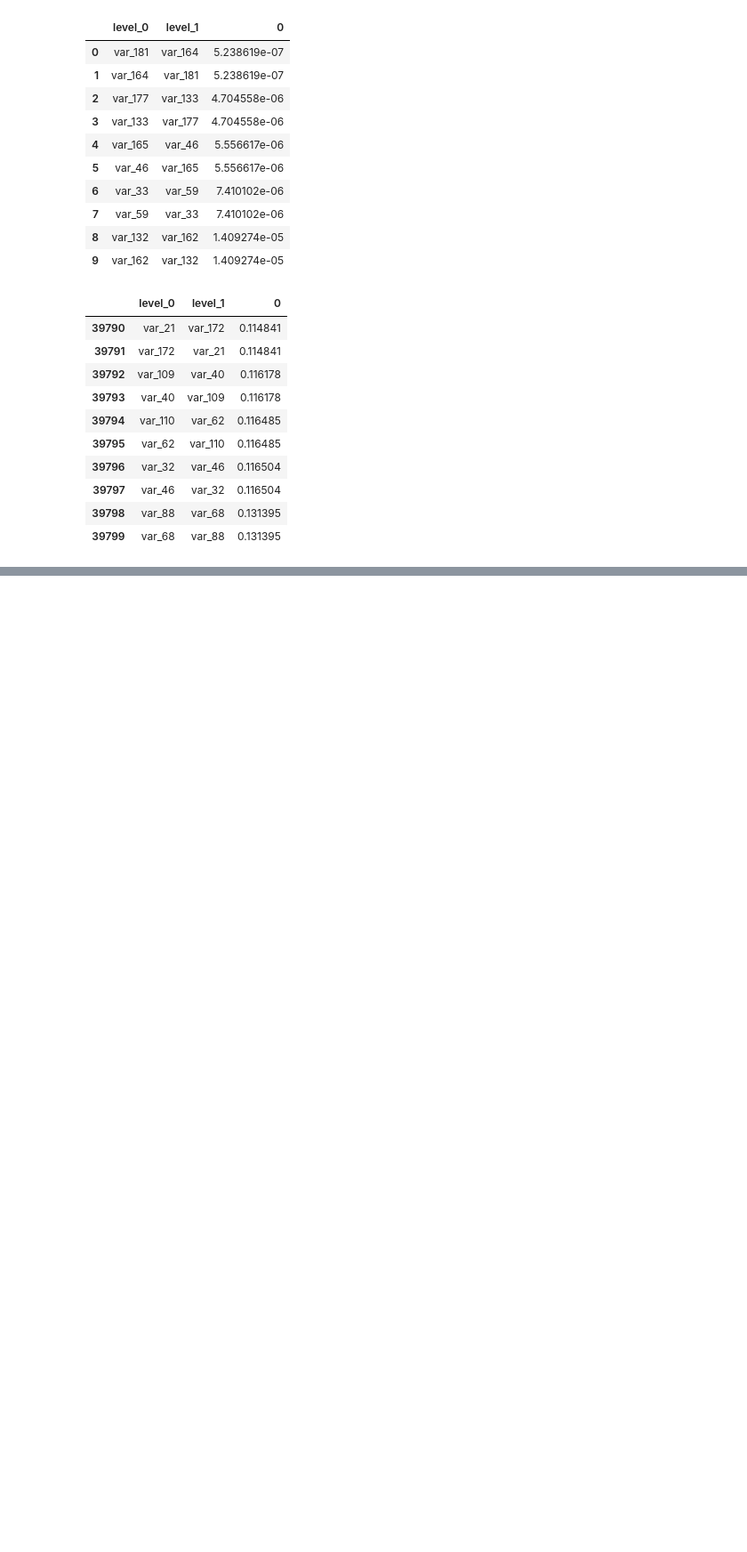
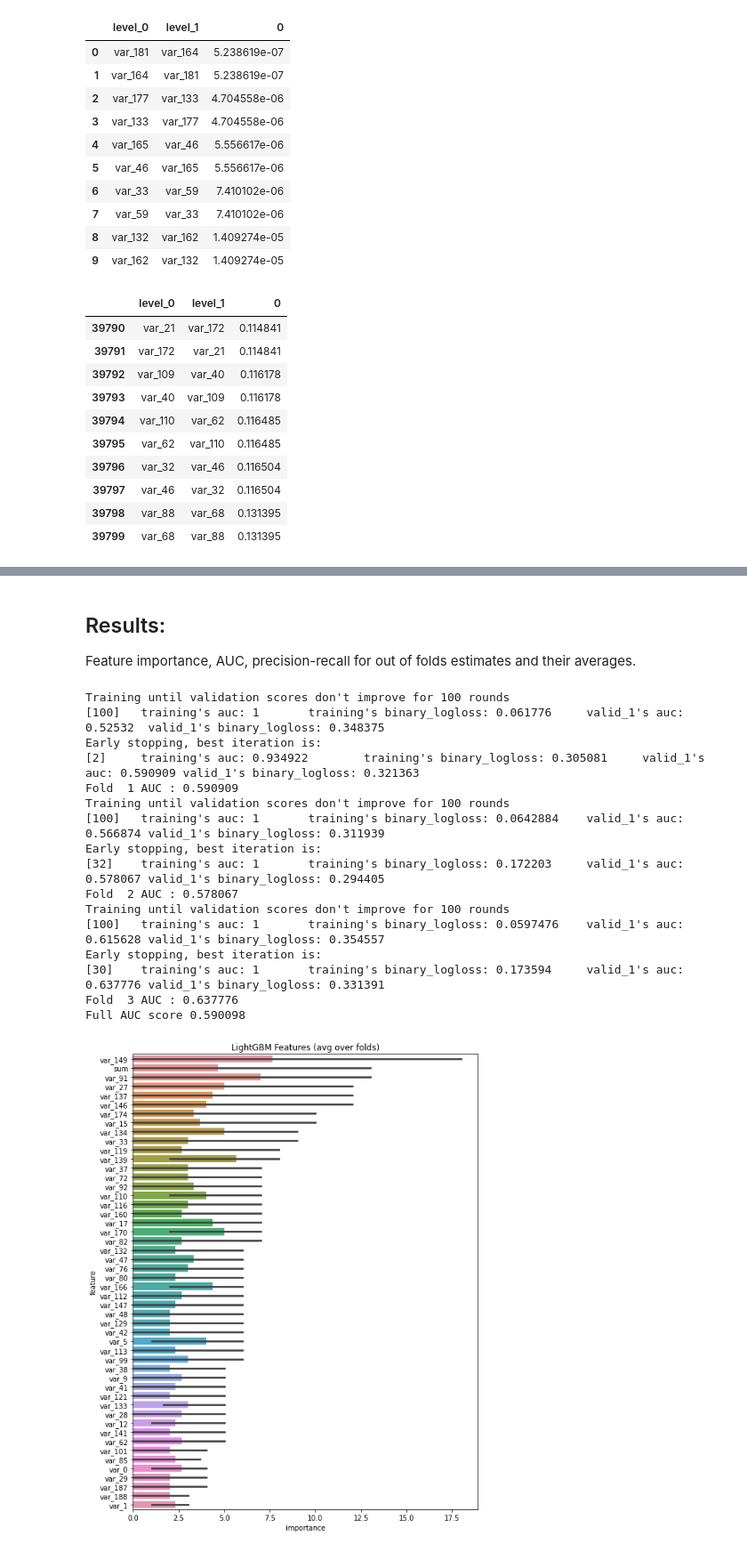
Before and after one commit to kochoravi/transaction-prediction-model, a Jupyter notebook: transaction-prediction-model.ipynb, the cells around one changed output, grey strips where cells are left out. Shown at 89% size. Cells and saved outputs as stored; diff of their text form; code cells hidden in the pictures; blank space fills up the shorter version.

Commit message:
out of fold estimates for the AUC and average precision added for the trained gbtree

```diff
--- a/transaction-prediction-model.ipynb
+++ b/transaction-prediction-model.ipynb
@@ -263,11 +387,34 @@ train, test, y, features = build_train_test()
+# %% [markdown]
+## Results:
+
+Feature importance, AUC, precision-recall for out of folds estimates and their averages.
 # %%
 # Create Folds
-folds = KFold(n_splits=5, shuffle=True, random_state=546789)
+folds = KFold(n_splits=3, shuffle=True, random_state=546789)
 # Train model and get oof and test predictions
-oof_preds, test_preds, importances = train_model(data, test, y, folds)
+oof_preds, test_preds, importances = train_model(train, test, y, folds, features)
 
 # Display a few graphs
+data = train
 folds_idx = [(trn_idx, val_idx) for trn_idx, val_idx in folds.split(data)]
 display_importances(feature_importance_df_=importances)
 display_roc_curve(y_=y, oof_preds_=oof_preds, folds_idx_=folds_idx)
 display_precision_recall(y_=y, oof_preds_=oof_preds, folds_idx_=folds_idx)
+# %% [output]
+Training until validation scores don't improve for 100 rounds
+[100]   training's auc: 1       training's binary_logloss: 0.061776     valid_1's auc: 0.52532  valid_1's binary_logloss: 0.348375
+Early stopping, best iteration is:
+[2]     training's auc: 0.934922        training's binary_logloss: 0.305081     valid_1's auc: 0.590909 valid_1's binary_logloss: 0.321363
+Fold  1 AUC : 0.590909
+Training until validation scores don't improve for 100 rounds
+[100]   training's auc: 1       training's binary_logloss: 0.0642884    valid_1's auc: 0.566874 valid_1's binary_logloss: 0.311939
+Early stopping, best iteration is:
+[32]    training's auc: 1       training's binary_logloss: 0.172203     valid_1's auc: 0.578067 valid_1's binary_logloss: 0.294405
+Fold  2 AUC : 0.578067
+Training until validation scores don't improve for 100 rounds
+[100]   training's auc: 1       training's binary_logloss: 0.0597476    valid_1's auc: 0.615628 valid_1's binary_logloss: 0.354557
+Early stopping, best iteration is:
+[30]    training's auc: 1       training's binary_logloss: 0.173594     valid_1's auc: 0.637776 valid_1's binary_logloss: 0.331391
+Fold  3 AUC : 0.637776
+Full AUC score 0.590098
+[figure, added]
```
Also changed, not shown: parts of 9 cells of this notebook, 3 other files.
